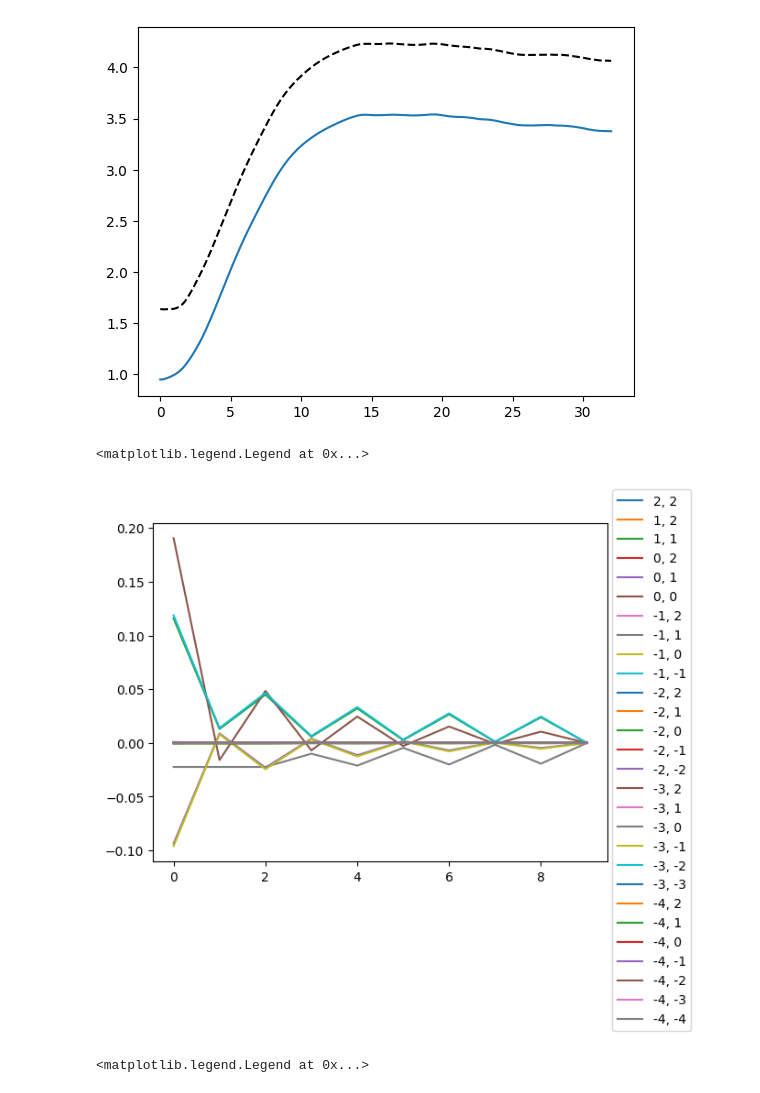
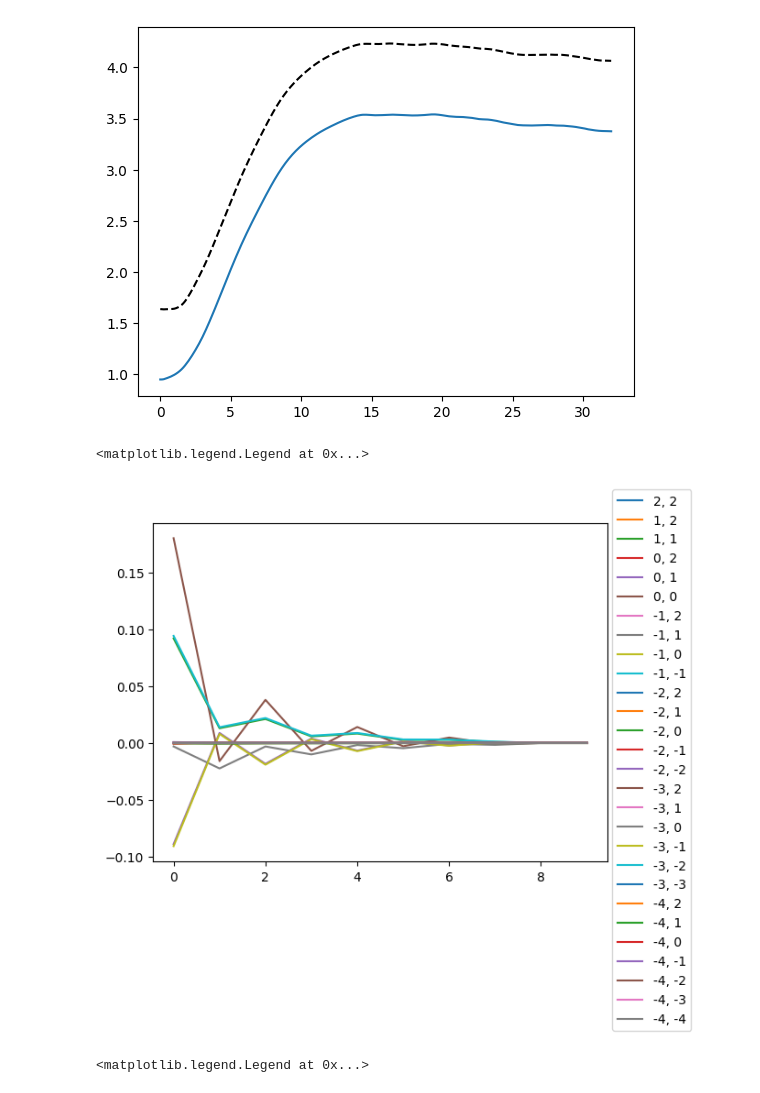
Before and after one commit to marekrams/pdf, a Jupyter notebook: test_evolution_rerun_Ln.ipynb, the cells around one changed output. Cells and saved outputs as stored; diff of their text form; code cells hidden in the pictures.

```diff
--- a/test_evolution_rerun_Ln.ipynb
+++ b/test_evolution_rerun_Ln.ipynb
@@ -260,18 +260,20 @@ plt.plot(time, ent_sum, '--k')
 # %%
 d = data[0.50, 512, 1/8, 128]
 ind = np.flatnonzero(d['time'] > -1)
 ind = ind[-1]
 for i, ii in enumerate(E1s[::-1]):
     for j, jj in enumerate(E1s[::-1]):
         if i >= j:
             cor = (d['pr11'][ind, 0, :, i, j] + d['pr11'][ind, 1, :, i, j])/2
-            ccor = cor - cor[-1]
+            ccor = cor.copy()
+            ccor[0::2] = cor[0::2] - cor[-2]
+            ccor[1::2] = cor[1::2] - cor[-1]
             plt.plot(np.arange(10),  ccor, label=f"{ii:1d}, {jj:1d}")
 plt.legend(loc=(1.01,-0.5))
         # plt.plot(d['time'][ind], d['pr11'][ind, 0, :, i, j])
 # %% [output]
 <matplotlib.legend.Legend at 0x...>
-[figure, old version]
+[figure, new version]
 # %%
 pca = PCA()
 
```
